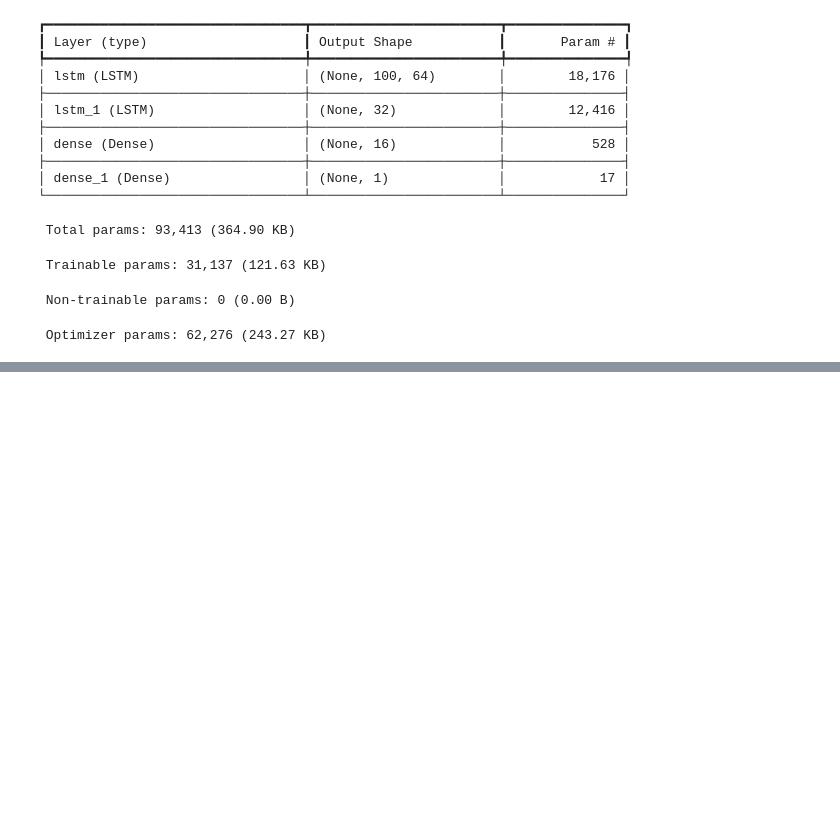
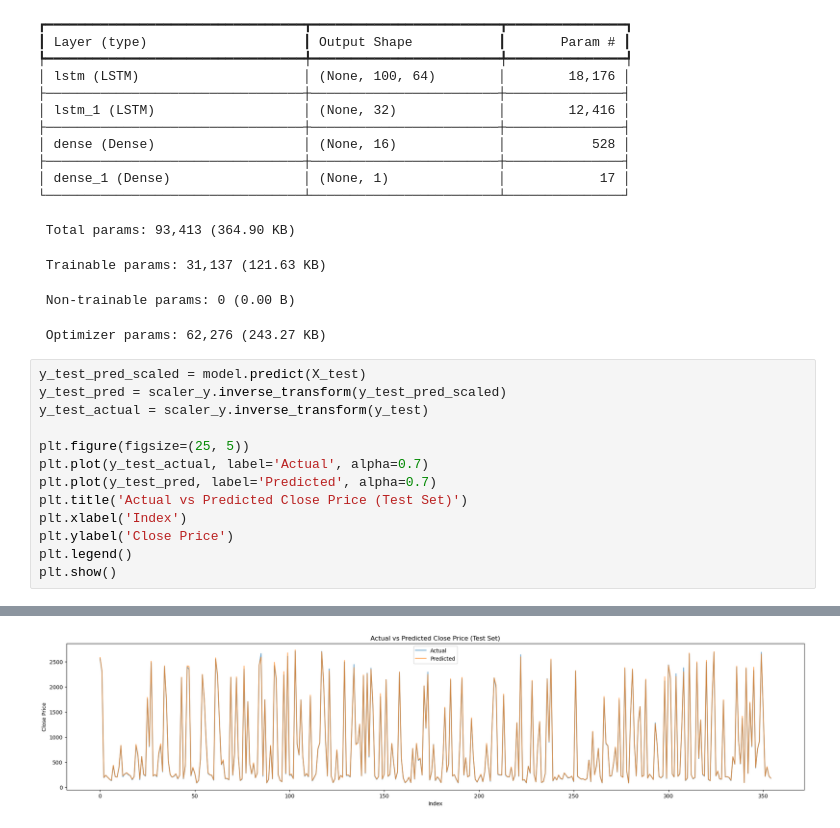
Before and after one commit to Ghruank/stocktransformers, a Jupyter notebook: projectrelatedstuff/stocklstm/stocklstm.ipynb, the cells around one changed output, grey strips where cells are left out. Drawn from its saved outputs; the diff is of its cells as text; blank space fills up the shorter version.

```diff
--- a/projectrelatedstuff/stocklstm/stocklstm.ipynb
+++ b/projectrelatedstuff/stocklstm/stocklstm.ipynb
@@ -127,3 +197,17 @@ Model: "sequential"
  Trainable params: 31,137 (121.63 KB)
  Non-trainable params: 0 (0.00 B)
  Optimizer params: 62,276 (243.27 KB)
+# %%
+y_test_pred_scaled = model.predict(X_test)
+y_test_pred = scaler_y.inverse_transform(y_test_pred_scaled)
+y_test_actual = scaler_y.inverse_transform(y_test)
+
+plt.figure(figsize=(25, 5))
+plt.plot(y_test_actual, label='Actual', alpha=0.7)
+plt.plot(y_test_pred, label='Predicted', alpha=0.7)
+plt.title('Actual vs Predicted Close Price (Test Set)')
+plt.xlabel('Index')
+plt.ylabel('Close Price')
+plt.legend()
+plt.show()
+# %% [output]
@@ -129,0 +215 @@ Model: "sequential"
+[figure, added]
```
Also changed, not shown: parts of 13 cells of this notebook, 4 other files.
